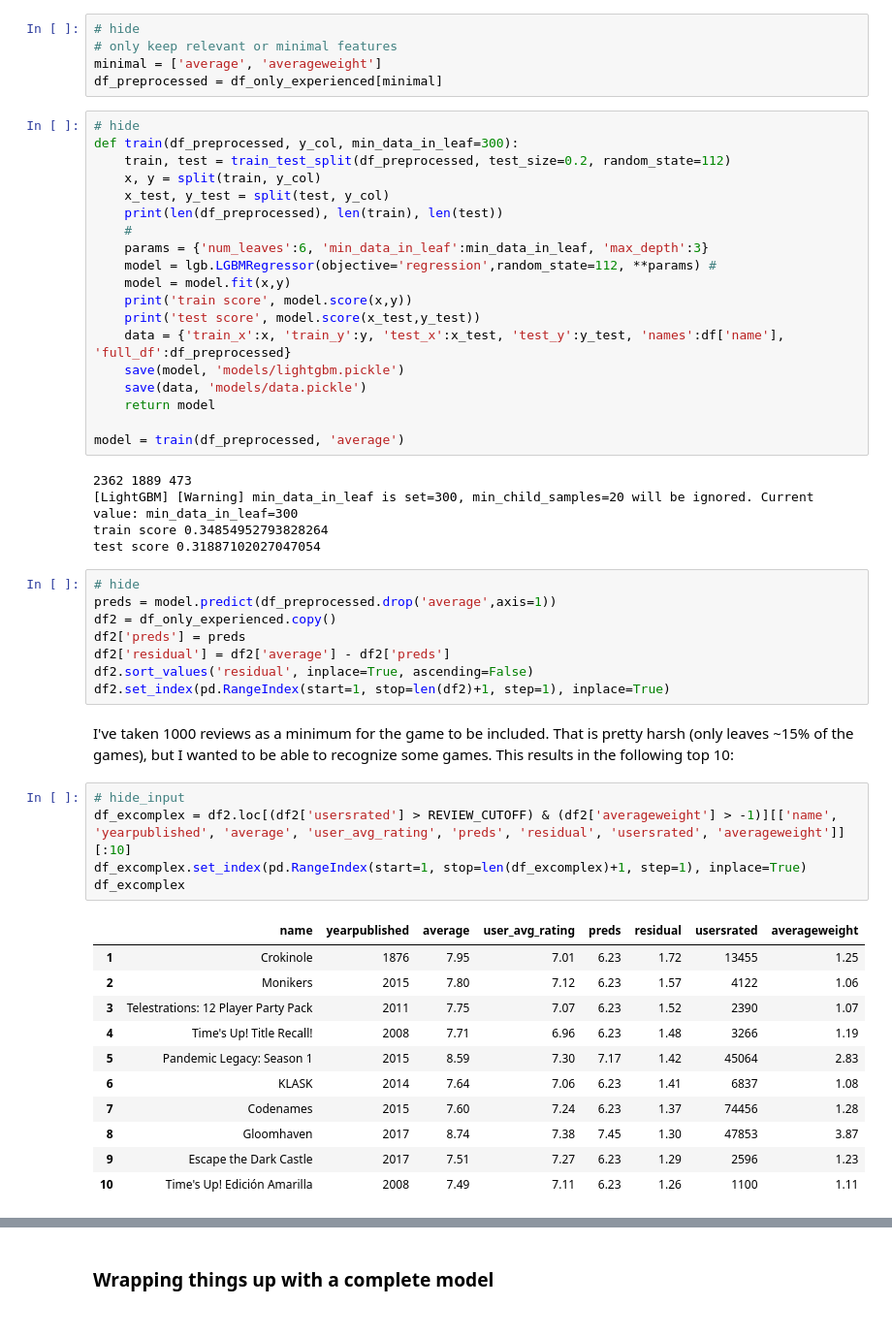
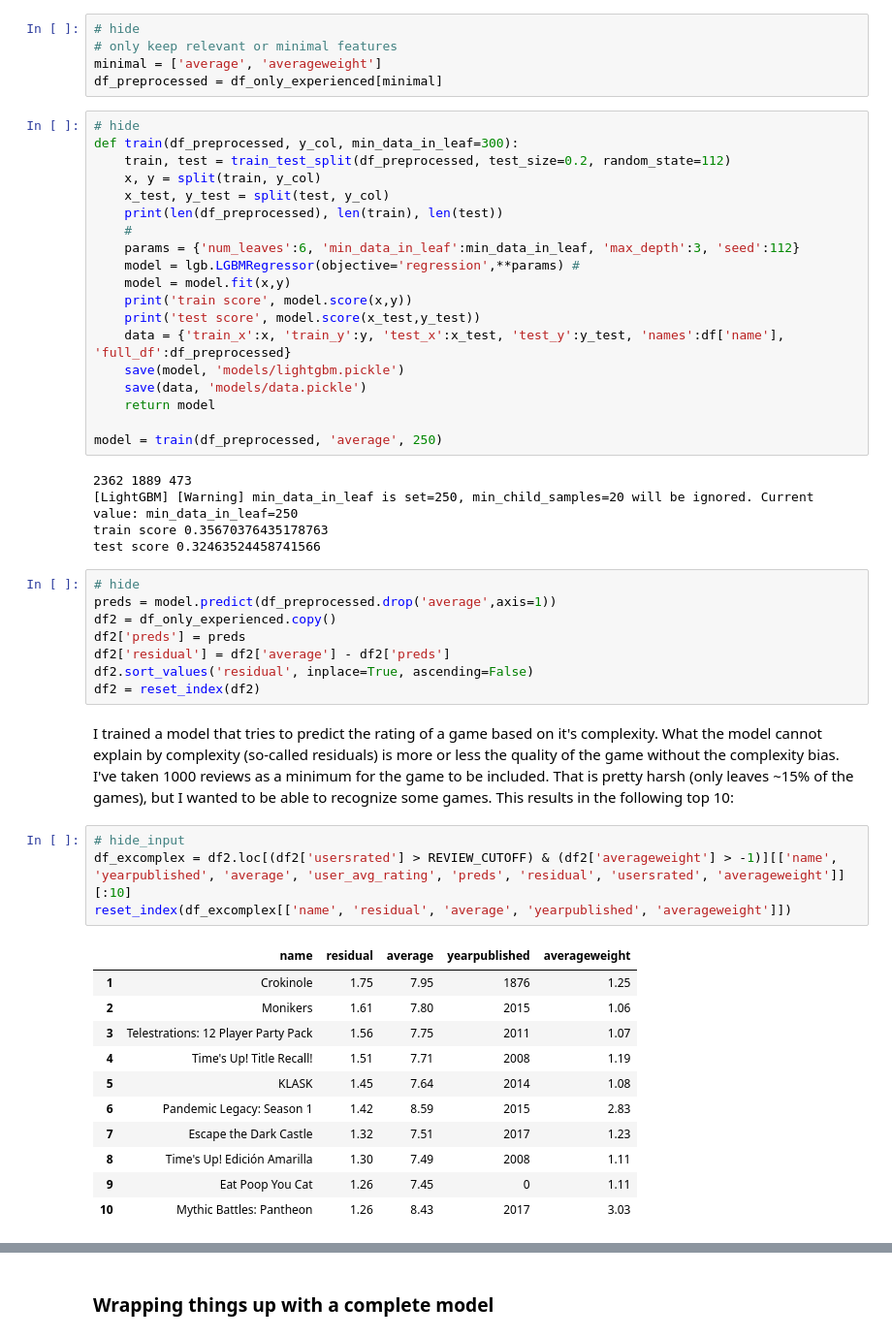
Before and after one commit to jvanelteren/blog_archived, a Jupyter notebook: _notebooks/2022-01-19-boardgames copy.ipynb, the cells around one changed output, grey strips where cells are left out. Shown at 97% size. Cells and saved outputs as stored; diff of their text form.

```diff
--- a/_notebooks/2022-01-19-boardgames.ipynb
+++ b/_notebooks/2022-01-19-boardgames copy.ipynb
@@ -503,8 +505,8 @@ def train(df_preprocessed, y_col, min_data_in_leaf=300):
     x_test, y_test = split(test, y_col)
     print(len(df_preprocessed), len(train), len(test))
     #
-    params = {'num_leaves':6, 'min_data_in_leaf':min_data_in_leaf, 'max_depth':3}
-    model = lgb.LGBMRegressor(objective='regression',random_state=112, **params) #
+    params = {'num_leaves':6, 'min_data_in_leaf':min_data_in_leaf, 'max_depth':3, 'seed':112}
+    model = lgb.LGBMRegressor(objective='regression',**params) #
     model = model.fit(x,y)
     print('train score', model.score(x,y))
     print('test score', model.score(x_test,y_test))
@@ -513,12 +515,12 @@ def train(df_preprocessed, y_col, min_data_in_leaf=300):
     save(data, 'models/data.pickle')
     return model
 
-model = train(df_preprocessed, 'average')
+model = train(df_preprocessed, 'average', 250)
 # %% [output]
 2362 1889 473
-[LightGBM] [Warning] min_data_in_leaf is set=300, min_child_samples=20 will be ignored. Current value: min_data_in_leaf=300
-train score 0.34854952793828264
-test score 0.31887102027047054
+[LightGBM] [Warning] min_data_in_leaf is set=250, min_child_samples=20 will be ignored. Current value: min_data_in_leaf=250
+train score 0.35670376435178763
+test score 0.32463524458741566
 # %%
 # hide
 preds = model.predict(df_preprocessed.drop('average',axis=1))
@@ -526,24 +528,24 @@ df2 = df_only_experienced.copy()
 df2['preds'] = preds
 df2['residual'] = df2['average'] - df2['preds']
 df2.sort_values('residual', inplace=True, ascending=False)
-df2.set_index(pd.RangeIndex(start=1, stop=len(df2)+1, step=1), inplace=True)
+df2 = reset_index(df2)
 # %% [markdown]
+I trained a model that tries to predict the rating of a game based on it's complexity. What the model cannot explain by complexity (so-called residuals) is more or less the quality of the game without the complexity bias.
 I've taken 1000 reviews as a minimum for the game to be included. That is pretty harsh (only leaves ~15% of the games), but I wanted to be able to recognize some games. This results in the following top 10:
 # %%
 # hide_input
 df_excomplex = df2.loc[(df2['usersrated'] > REVIEW_CUTOFF) & (df2['averageweight'] > -1)][['name', 'yearpublished', 'average', 'user_avg_rating', 'preds', 'residual', 'usersrated', 'averageweight']][:10]
-df_excomplex.set_index(pd.RangeIndex(start=1, stop=len(df_excomplex)+1, step=1), inplace=True)
-df_excomplex
+reset_index(df_excomplex[['name', 'residual', 'average', 'yearpublished', 'averageweight']])
 # %% [output]
-|  | name | yearpublished | average | user_avg_rating | preds | residual | usersrated | averageweight |
-| 1 | Crokinole | 1876 | 7.95 | 7.01 | 6.23 | 1.72 | 13455 | 1.25 |
-| 2 | Monikers | 2015 | 7.80 | 7.12 | 6.23 | 1.57 | 4122 | 1.06 |
-| 3 | Telestrations: 12 Player Party Pack | 2011 | 7.75 | 7.07 | 6.23 | 1.52 | 2390 | 1.07 |
-| 4 | Time's Up! Title Recall! | 2008 | 7.71 | 6.96 | 6.23 | 1.48 | 3266 | 1.19 |
-| 5 | Pandemic Legacy: Season 1 | 2015 | 8.59 | 7.30 | 7.17 | 1.42 | 45064 | 2.83 |
-| 6 | KLASK | 2014 | 7.64 | 7.06 | 6.23 | 1.41 | 6837 | 1.08 |
-| 7 | Codenames | 2015 | 7.60 | 7.24 | 6.23 | 1.37 | 74456 | 1.28 |
-| 8 | Gloomhaven | 2017 | 8.74 | 7.38 | 7.45 | 1.30 | 47853 | 3.87 |
-| 9 | Escape the Dark Castle | 2017 | 7.51 | 7.27 | 6.23 | 1.29 | 2596 | 1.23 |
-| 10 | Time's Up! Edición Amarilla | 2008 | 7.49 | 7.11 | 6.23 | 1.26 | 1100 | 1.11 |
+|  | name | residual | average | yearpublished | averageweight |
+| 1 | Crokinole | 1.75 | 7.95 | 1876 | 1.25 |
+| 2 | Monikers | 1.61 | 7.80 | 2015 | 1.06 |
+| 3 | Telestrations: 12 Player Party Pack | 1.56 | 7.75 | 2011 | 1.07 |
+| 4 | Time's Up! Title Recall! | 1.51 | 7.71 | 2008 | 1.19 |
+| 5 | KLASK | 1.45 | 7.64 | 2014 | 1.08 |
+| 6 | Pandemic Legacy: Season 1 | 1.42 | 8.59 | 2015 | 2.83 |
+| 7 | Escape the Dark Castle | 1.32 | 7.51 | 2017 | 1.23 |
+| 8 | Time's Up! Edición Amarilla | 1.30 | 7.49 | 2008 | 1.11 |
+| 9 | Eat Poop You Cat | 1.26 | 7.45 | 0 | 1.11 |
+| 10 | Mythic Battles: Pantheon | 1.26 | 8.43 | 2017 | 3.03 |
 # %% [markdown]
```
Also changed, not shown: parts of 17 cells of this notebook.
